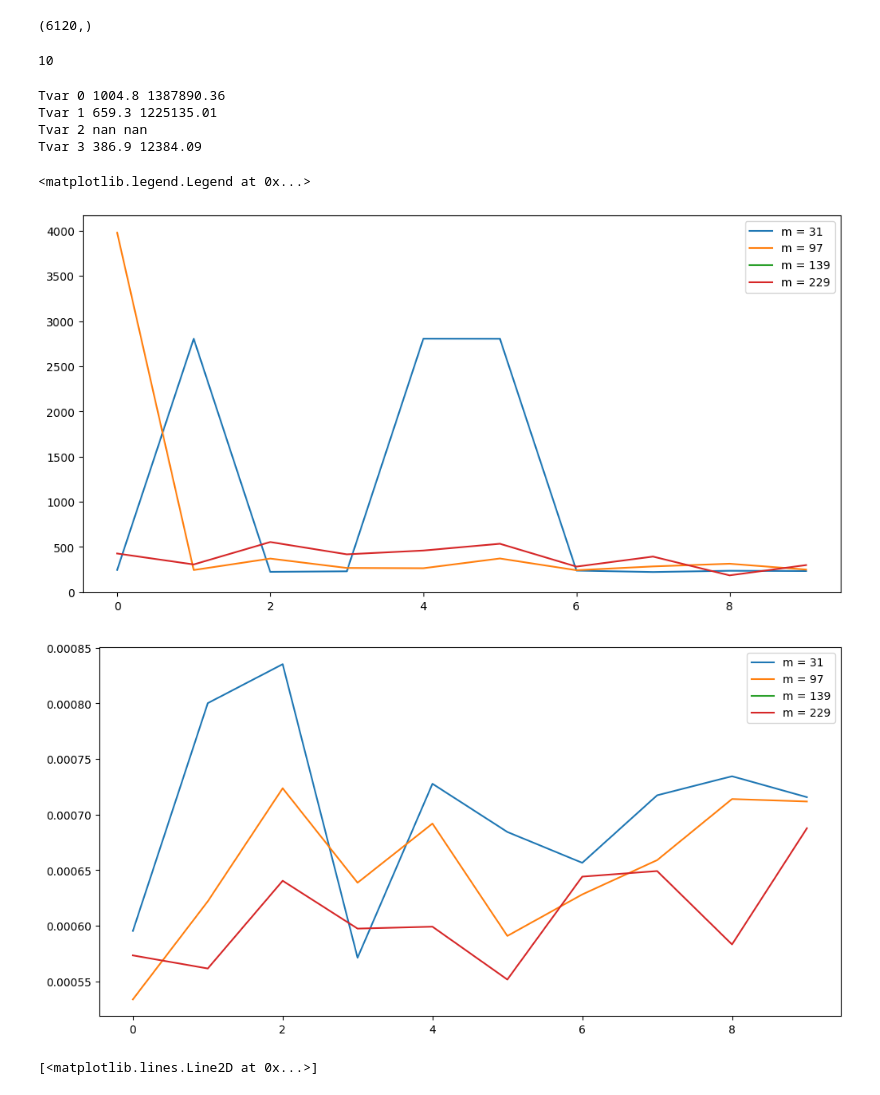
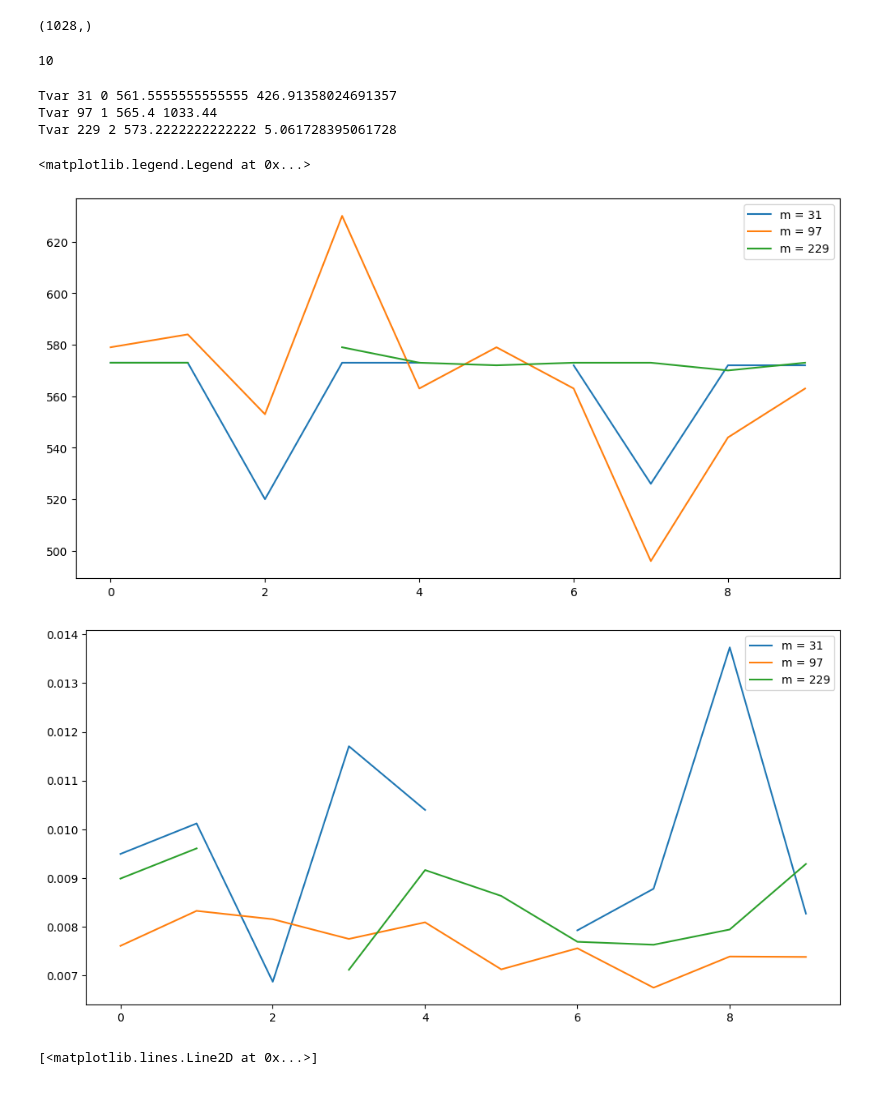
Before and after one commit to navya-xx/OTA-C, a Jupyter notebook: cpp/sync_tests.ipynb, the cells around one changed output. Saved outputs shown, nothing was run; the diff lists cells and outputs as text; code cells hidden in the pictures.

```diff
--- a/cpp/sync_tests.ipynb
+++ b/cpp/sync_tests.ipynb
@@ -4,10 +4,10 @@ import struct
 import os
 # %%
 # create list of devices and their signal identifiers (ZFC id M_zfc)
-# device_list = ["32C793E", "32C79BE", "32C7981", "32B1708", "32B1728", "32C7920", "32C79F7", "32C79C6"]
-device_list = ["32C793E", "32B1708", "32C79F7", "32C79C6"]
-# M_list = [31, 73, 109, 97, 173, 211, 139, 229]
-M_list = [31, 97, 139, 229]
+# device_list = ["32C793E", "32C79BE", "32C7981", "32B172B", "32B1708", "32B1728", "32C7920", "32C79C6"]
+device_list = ["32C793E", "32B1708", "32C79C6"]
+# M_list = [31, 73, 109, 139, 97, 173, 211, 229]
+M_list = [31, 97, 229]
 N = 257
 # %%
 ## cleck logfiles to find which runs and devices failed
@@ -68,7 +60,7 @@ for i in range(MC_runs):
 
 print(samples_all[0].shape)
 # %% [output]
-(6120,)
+(1028,)
 # %%
 N = 257
 
@@ -84,45 +76,44 @@ fig2, ax2 = plt.subplots(figsize=[12, 6])
 timing_arr = np.zeros((len(samples_all), len(M_list)))
 vals_arr = np.zeros((len(samples_all), len(M_list)))
 for n, samples in tqdm(enumerate(samples_all)):
-    corr_zfc_list = np.array([np.correlate(samples, zfc_seq, mode='full') / N for zfc_seq in zfc_seq_list])
+    corr_zfc_list = np.array([np.correlate(samples, zfc_seq, mode='valid') / N for zfc_seq in zfc_seq_list])
     for i in range(len(M_list)):
         # if (M_list[i] == 139):
         #     continue
         if (run_success[i, n] == True):
             timing_arr[n, i] = np.argmax(np.abs(corr_zfc_list[i])).item()
             vals_arr[n, i] = np.max(np.abs(corr_zfc_list[i])).item()
         else:
             timing_arr[n, i] = np.nan
             vals_arr[n, i] = np.nan
 
 for i in range(len(M_list)):
     # if (M_list[i] == 139):
     #     continue
     timing = timing_arr[:, i]
-    tmean, tvar = np.mean(timing), np.var(timing)
-    print("Tvar %d"%i, tmean, tvar)
+    tmean, tvar = np.nanmean(timing), np.nanvar(timing)
+    print("Tvar %d %d"%(M_list[i], i), tmean, tvar)
     plot_timing = timing
     # plot_timing = np.where(np.abs(timing - tmean) < 50, timing, np.nan)
     # if np.abs(np.min(timing) - tmean) < 50:
     #     print(plot_timing[i])
     # tmean, tvar = np.mean(plot_timing), np.var(plot_timing)
     # print("plot Tvar %d"%i, tmean, tvar)
     ax.plot(np.arange(len(samples_all)), plot_timing, label="m = %d"%M_list[i])
     ax2.plot(np.arange(len(samples_all)), vals_arr[:, i], label="m = %d"%M_list[i])
 
 ax.legend()
 ax2.legend()
 # for i in range(len(M_list)):
 #     print("%d -- %.5e" %(np.argmax(np.abs(corr_zfc_list[i])).item(), np.max(np.abs(corr_zfc_list[i])).item()))
 # %% [output]
 10
-Tvar 0 1004.8 1387890.36
-Tvar 1 659.3 1225135.01
-Tvar 2 nan nan
-Tvar 3 386.9 12384.09
+Tvar 31 0 561.5555555555555 426.91358024691357
+Tvar 97 1 565.4 1033.44
+Tvar 229 2 573.2222222222222 5.061728395061728
 <matplotlib.legend.Legend at 0x...>
-[figure, old version]
+[figure, new version]
-[figure, old version]
+[figure, new version]
 # %%
 from matplotlib import pyplot as plt
 plt.plot(np.abs(samples))
```
Also changed, not shown: parts of 1 cell of this notebook, 4 other files.
